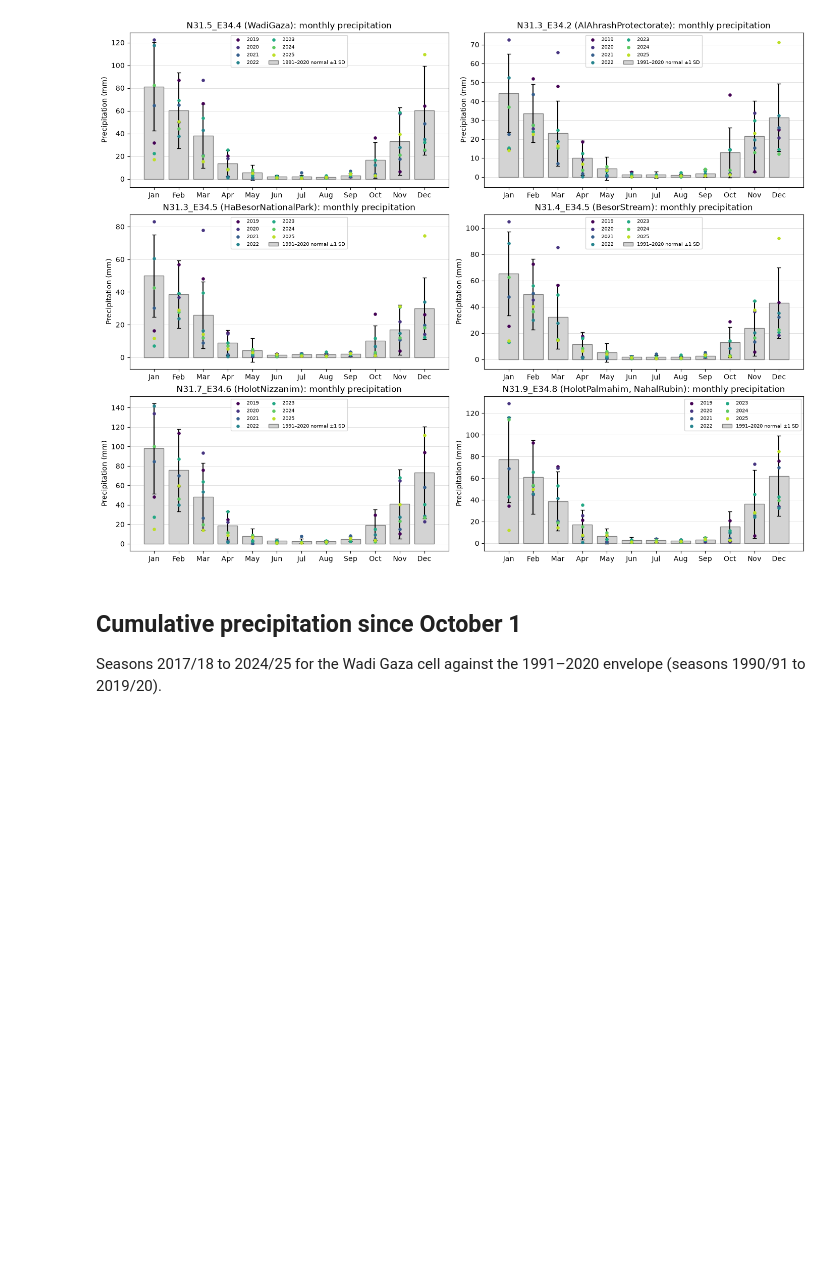
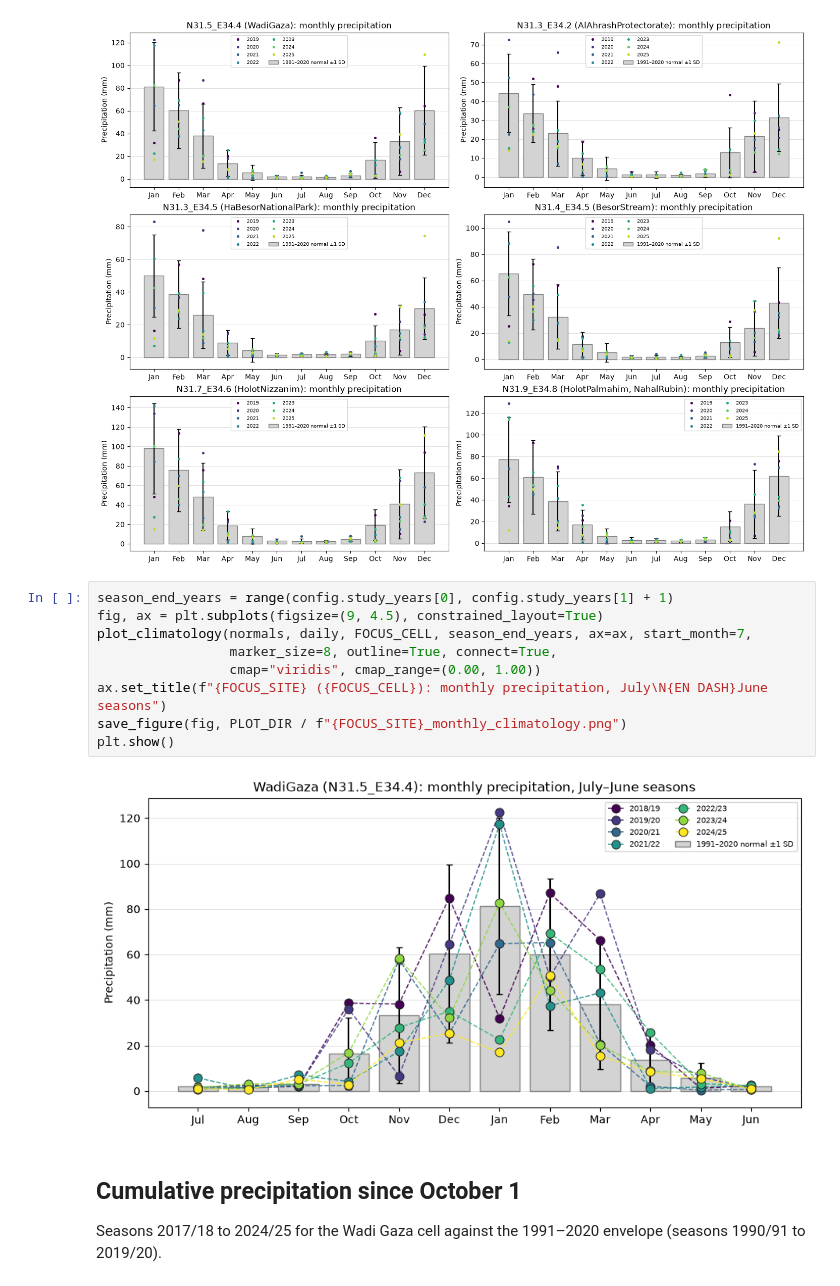
Before and after one commit to tariqshihadah/wadi-gaza-research, a Jupyter notebook: notebooks/22_visualize_climate_context.ipynb, the cells around one changed output. Cells and saved outputs as stored; diff of their text form; blank space fills up the shorter version.

Commit message:
climatology fig update

```diff
--- a/notebooks/22_visualize_climate_context.ipynb
+++ b/notebooks/22_visualize_climate_context.ipynb
@@ -179,6 +181,17 @@ save_figure(fig, PLOT_DIR / "monthly_climatology.png")
 plt.show()
 # %% [output]
 [figure]
+# %%
+season_end_years = range(config.study_years[0], config.study_years[1] + 1)
+fig, ax = plt.subplots(figsize=(9, 4.5), constrained_layout=True)
+plot_climatology(normals, daily, FOCUS_CELL, season_end_years, ax=ax, start_month=7,
+                 marker_size=8, outline=True, connect=True,
+                 cmap="viridis", cmap_range=(0.00, 1.00))
+ax.set_title(f"{FOCUS_SITE} ({FOCUS_CELL}): monthly precipitation, July\N{EN DASH}June seasons")
+save_figure(fig, PLOT_DIR / f"{FOCUS_SITE}_monthly_climatology.png")
+plt.show()
+# %% [output]
+[figure, added]
 # %% [markdown]
 ## Cumulative precipitation since October 1
 
```
Also changed, not shown: parts of 1 cell of this notebook, 4 other files.
